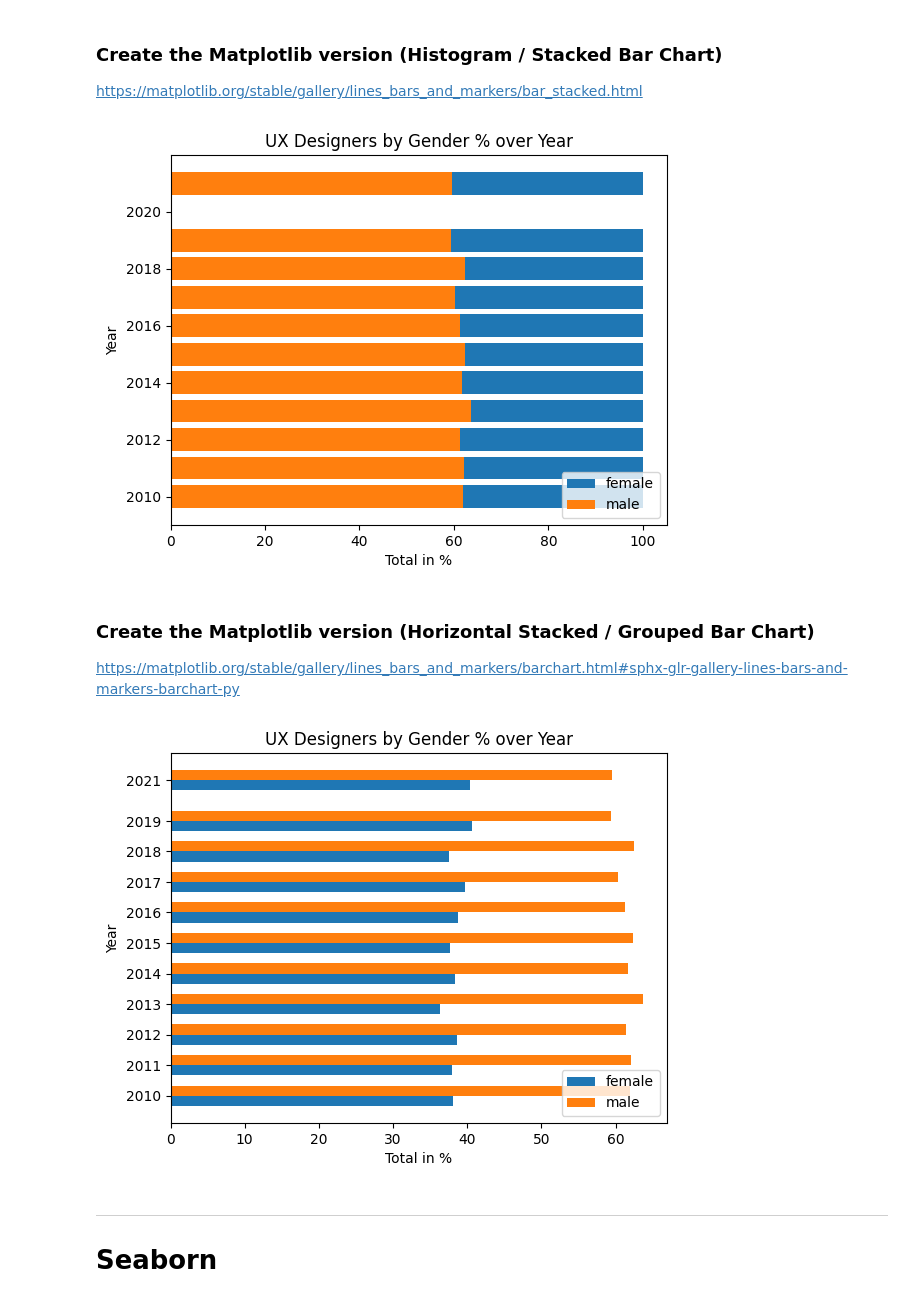
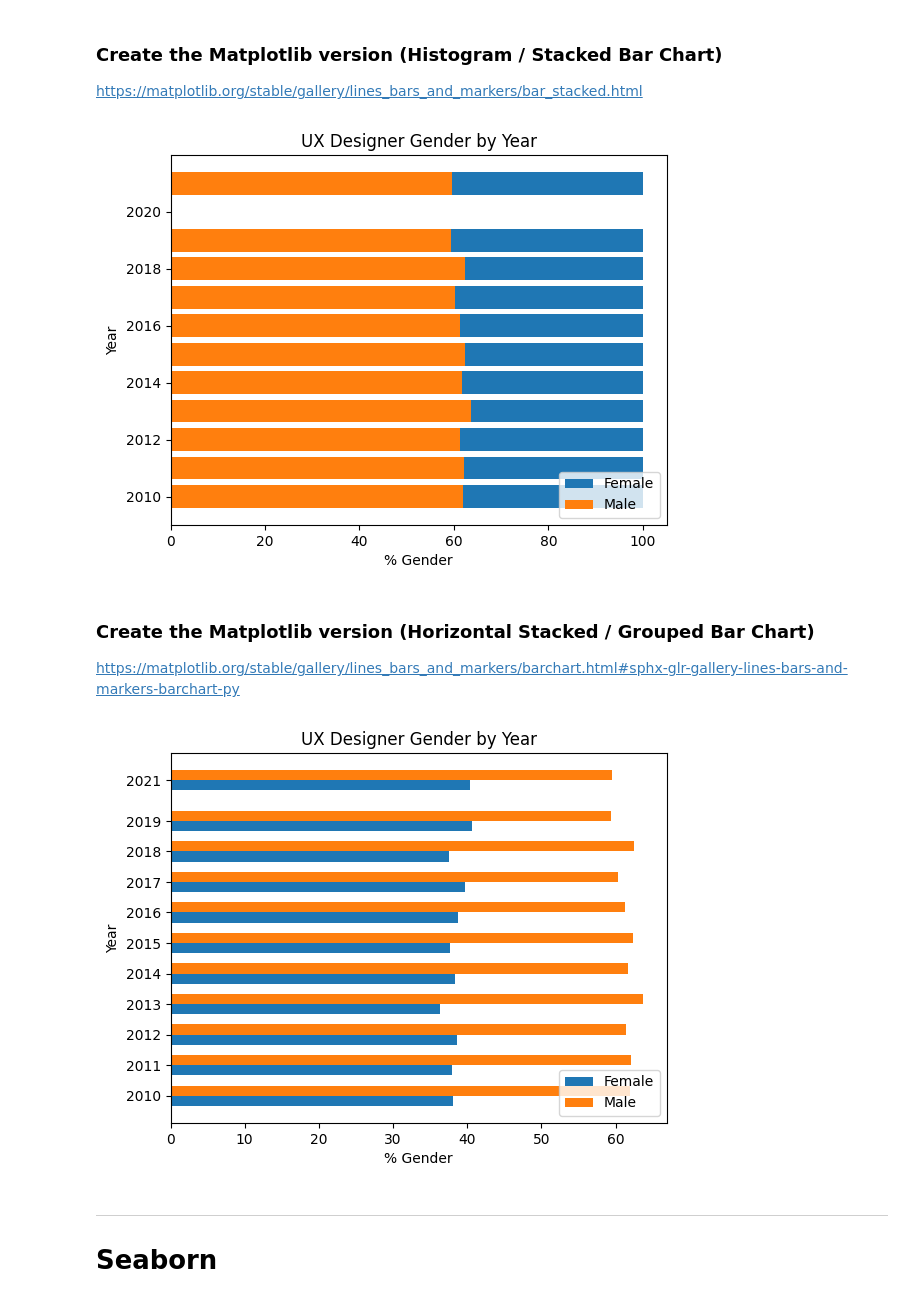
Before and after one commit to nerdygirlcodes/interactive-data, a Jupyter notebook: Challenges/Full_SeabornLesson.ipynb, the cells around one changed output. Drawn from its saved outputs; the diff is of its cells as text; code cells hidden in the pictures.

```diff
--- a/Challenges/Full_SeabornLesson.ipynb
+++ b/Challenges/Full_SeabornLesson.ipynb
@@ -46,7 +40,7 @@ ux_data.head()
 #### Group the data by year and gender
 # %%
 # group the data by year and gender
-yg_group = ux_data.groupby(['year', 'gender'])
+yg_group = ux_data.groupby(['Year', 'Gender'])
 # %% [markdown]
 ---
 ### Helper Function
@@ -62,10 +56,10 @@ def label_and_show(fig, type = 'matplotlib'):
         sns.despine()
     else:
         # if matplotlib figure, setup legend and use default theming
-        fig.legend(['female','male'], loc='lower right')
+        fig.legend(['Female','Male'], loc='lower right')
 
     # set x- and y-axis labels + figure title  (both figure types)
-    fig.set(xlabel='Total in %', ylabel='Year', title='UX Designers by Gender % over Year')
+    fig.set(xlabel='% Gender', ylabel='Year', title='UX Designer Gender by Year')
 
     # display figure
     plt.show()
@@ -78,22 +72,22 @@ https://matplotlib.org/stable/gallery/lines_bars_and_markers/bar_stacked.html
 # %%
 # create a new
 fig_1, ax_1 = plt.subplots()
 
 # loop through the grouped data
 for idx, o in yg_group:
-    if o.gender.item() == 'male':
+    if o.Gender.item() == 'Male':
         # if male gender, display as orange and label as male
-        ax_1.barh(o.year, o.percent, left=0, label='male', color="tab:orange")
+        ax_1.barh(o.Year, o.Percent, left=0, label='Male', color="tab:orange")
     else:
         # if female gender, calculate its starting point on the bar
-        start_loc = 100 - o.percent
+        start_loc = 100 - o.Percent
         # start at the calculated offset, display as blue and label as female
-        ax_1.barh(o.year, o.percent, left=start_loc, label='female', color="tab:blue")
+        ax_1.barh(o.Year, o.Percent, left=start_loc, label='Female', color="tab:blue")
 
 # add labels and title
 label_and_show(ax_1)
 # %% [output]
-[figure, old version]
+[figure, new version]
 # %% [markdown]
 ### Create the Matplotlib version (Horizontal Stacked / Grouped Bar Chart)
 https://matplotlib.org/stable/gallery/lines_bars_and_markers/barchart.html#sphx-glr-gallery-lines-bars-and-markers-barchart-py
@@ -106,24 +100,24 @@ offset = 0
 
 # loop through the grouped data
 for idx, o in yg_group:
-    if o.gender.item() == 'male':
+    if o.Gender.item() == 'Male':
         # if the observation is 'male', label it as male and set the color to orange
-        ax_1.barh(int(o.year) + offset, o.percent, 1, label='male', color='tab:orange')
+        ax_1.barh(int(o.Year) + offset, o.Percent, 1, label='Male', color='tab:orange')
     else:
         # otherwise, label it as female and set the color to blue
-        ax_1.barh(int(o.year) + offset, o.percent, 1, label='female', color='tab:blue')
+        ax_1.barh(int(o.Year) + offset, o.Percent, 1, label='Female', color='tab:blue')
     offset += 1
 
 # set the y ticks in the proper locations with the proper values
 ax_1.set_yticks(
     [2010.5, 2013.5, 2016.5, 2019.5, 2022.5, 2025.5, 2028.5, 2031.5, 2034.5, 2037.5, 2041.5],
-    ux_data['year'].mode()
+    ux_data['Year'].mode()
 )
 
 # add labels and title
 label_and_show(ax_1, 'matplotlib')
 # %% [output]
-[figure, old version]
+[figure, new version]
 # %% [markdown]
 ---
 # Seaborn
```
Also changed, not shown: parts of 5 cells of this notebook.
